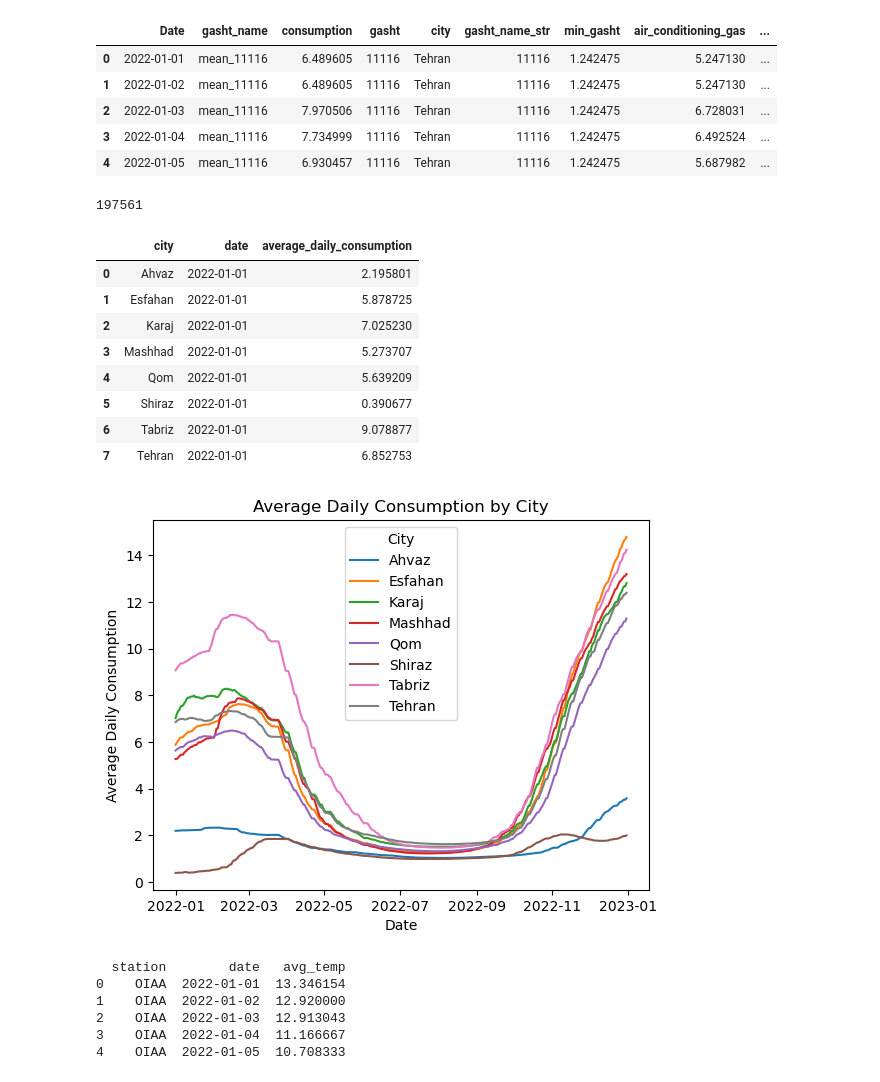
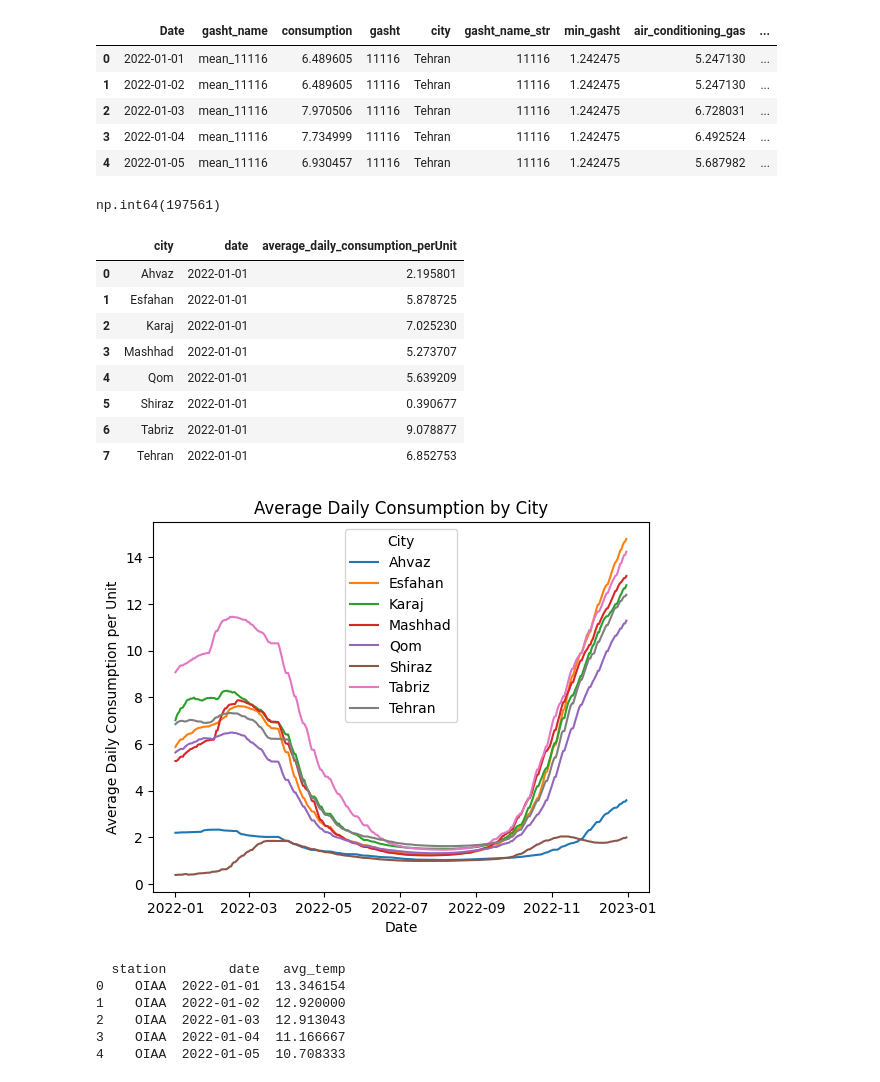
Before and after one commit to sinanarimani/UrbanForm_VS_DomesticGasConsumption, a Jupyter notebook: data_preparation.ipynb, the cells around one changed output. Saved outputs shown, nothing was run; the diff lists cells and outputs as text; code cells hidden in the pictures.

```diff
--- a/data_preparation.ipynb
+++ b/data_preparation.ipynb
@@ -638,7 +627,7 @@ heating
 + In this regard, non zero value for HDD cannot be attributed to the average daily temperature less than 18 degree of Celsius.
 + With this in mind, temperature data (https://www.mesonet.agron.iastate.edu/request/download.phtml?network=IR__ASOS) is examined
 # %%
-temp = pd.read_csv(r"C:\Users\Mahsa\Desktop\base\paper4\asos.csv")
+temp = pd.read_csv(r"asos.csv")
 temp["valid"] = pd.to_datetime(temp["valid"])
 print(temp.isna().sum())
 print(temp.shape)
@@ -737,8 +726,8 @@ temp2.head()
 | 3 | 2022-01-04 | Tehran | 6.395833 |
 | 4 | 2022-01-05 | Tehran | 6.425532 |
 # %%
-data_consumption = pd.read_csv(r"C:\Users\Mahsa\Documents\ArcGIS\Projects\paper 4_gas\gashte vezarat\final_data.csv")
-dates = pd.read_csv(r"C:\Users\Mahsa\Documents\ArcGIS\Projects\paper 4_gas\python_scripts_getting_data\dates.csv")
+data_consumption = pd.read_csv(r"final_data.csv")
+dates = pd.read_csv(r"dates.csv")
 data_consumption["Date"] = pd.to_datetime(dates["miladi"])
 data_consumption = data_consumption[(data_consumption["Date"]>= '2022-01-01') & (data_consumption["Date"] < '2023-01-01')].reset_index(drop=True)
 data_consumption.columns
@@ -751,7 +740,7 @@ Index(['mean_11116', 'mean_11117', 'mean_11118', 'mean_11119', 'mean_11136',
        'mean_93516', 'mean_93517', 'mean_93518', 'mean_93519', 'Date'],
       dtype='object', length=2941)
 # %%
-gashts = pd.read_excel(r"C:\Users\Mahsa\Documents\ArcGIS\Projects\paper 4_gas\eights.xlsx", dtype= {
+gashts = pd.read_excel(r"eights.xlsx", dtype= {
     "sum_loan_h" : "int64",
     "gasht_name_str" : "object"
 })
@@ -886,7 +875,7 @@ data_consumption_melt.head()
 # %%
 data_consumption_melt["c_or_h"].isna().sum()
 # %% [output]
-197561
+np.int64(197561)
 # %%
 df = gashts[["gasht_name_str","Apart"]]
 df2 = data_consumption_melt.merge(df, on= "gasht_name_str", how = "left")
@@ -897,11 +886,11 @@ df3 = df2.groupby(["Date", "city"]).aggregate(
     ConApa = ("c*apart", "sum"),
     apart = ("Apart", "sum")
 ).reset_index(drop = True)
-df3["average_daily_consumption"] = df3["ConApa"]/df3["apart"]
+df3["average_daily_consumption_perUnit"] = df3["ConApa"]/df3["apart"]
 df3.drop(columns = ["ConApa","apart"], inplace = True)
 df3.head(8)
 # %% [output]
-|  | city | date | average_daily_consumption |
+|  | city | date | average_daily_consumption_perUnit |
 | 0 | Ahvaz | 2022-01-01 | 2.195801 |
 | 1 | Esfahan | 2022-01-01 | 5.878725 |
 | 2 | Karaj | 2022-01-01 | 7.025230 |
@@ -913,15 +902,15 @@ df3.head(8)
 # %%
 for city in df3["city"].unique():
     city_data = df3[df3["city"] == city]
-    plt.plot(city_data["date"], city_data["average_daily_consumption"], label=city)
+    plt.plot(city_data["date"], city_data["average_daily_consumption_perUnit"], label=city)
 
 plt.xlabel("Date")
-plt.ylabel("Average Daily Consumption")
+plt.ylabel("Average Daily Consumption per Unit")
 plt.title("Average Daily Consumption by City")
 plt.legend(title="City")
 plt.show()
 # %% [output]
-[figure, old version]
+[figure, new version]
 # %%
 temp2 = temp.groupby(["station","date"]).agg(
     station = ("station", "first"),
```
Also changed, not shown: parts of 22 cells of this notebook, 5 other files.
